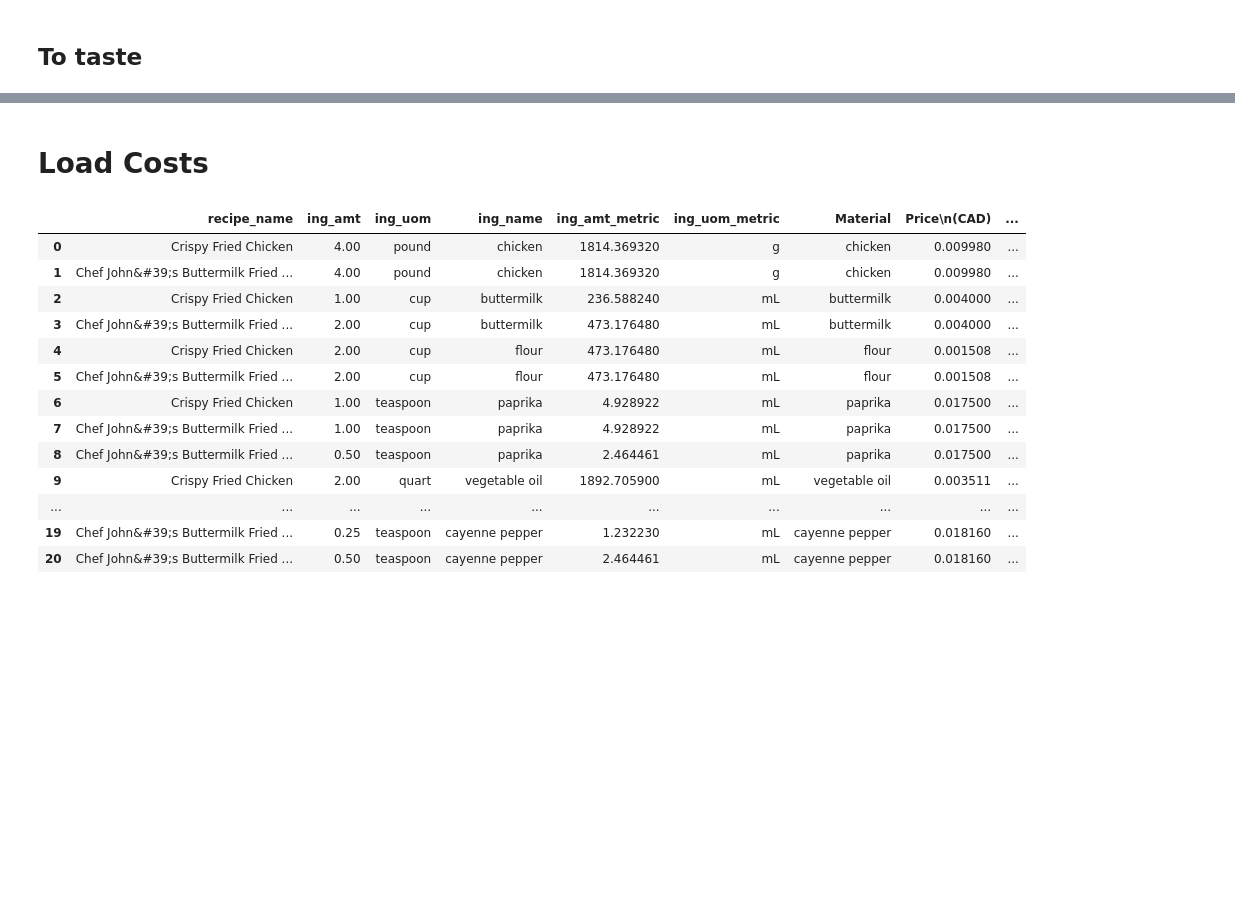
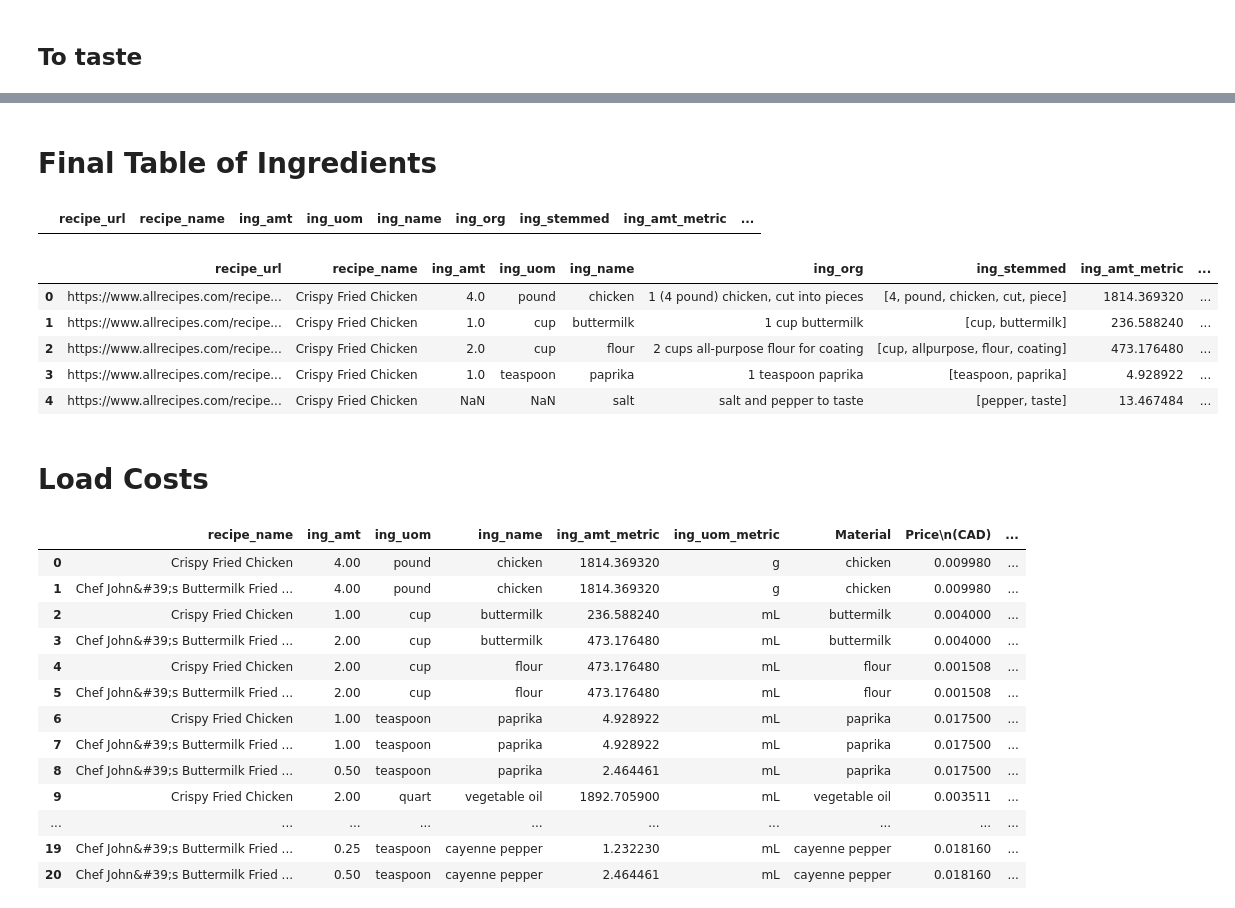
Before and after one commit to andrewyewcy/recipe_classifier, a Jupyter notebook: 30_automation/22_fried_chicken_recipes_ingredient_extraction.ipynb, the cells around one changed output, grey strips where cells are left out. Saved outputs shown, nothing was run; the diff lists cells and outputs as text; code cells hidden in the pictures; blank space fills up the shorter version.

```diff
--- a/30_automation/enrich_data_dev.ipynb
+++ b/30_automation/22_fried_chicken_recipes_ingredient_extraction.ipynb
@@ -1246,0 +1324,3 @@ sodium_per_100g_salt = 38800 #mg https://fdc.nal.usda.gov/fdc-app.html#/food-det
+# %%
+cond = ing_df["ing_name"] == "italian"
+ing_df.loc[cond]
@@ -1246,0 +1330,2 @@ sodium_per_100g_salt = 38800 #mg https://fdc.nal.usda.gov/fdc-app.html#/food-det
+# %%
+ing_df.loc[cond,"ing_name"] = "bread crumb"
@@ -1246,0 +1334,3 @@ sodium_per_100g_salt = 38800 #mg https://fdc.nal.usda.gov/fdc-app.html#/food-det
+# %%
+cond = ing_df["ing_name"] == "hot pepper"
+ing_df.loc[cond]
@@ -1246,0 +1340,18 @@ sodium_per_100g_salt = 38800 #mg https://fdc.nal.usda.gov/fdc-app.html#/food-det
+# %%
+ing_df.loc[cond,"ing_name"] = "hot sauce"
+# %% [markdown]
+# Final Table of Ingredients
+# %%
+cond = ing_df[["ing_name", "ing_amt_metric", "ing_uom_metric"]].isna().any(axis = 1)
+ing_df.loc[cond]
+# %% [output]
+|  | recipe_url | recipe_name | ing_amt | ing_uom | ing_name | ing_org | ing_stemmed | ing_amt_metric | ... |
+# %%
+ing_df.head()
+# %% [output]
+|  | recipe_url | recipe_name | ing_amt | ing_uom | ing_name | ing_org | ing_stemmed | ing_amt_metric | ... |
+| 0 | https://www.allrecipes.com/recipe... | Crispy Fried Chicken | 4.0 | pound | chicken | 1 (4 pound) chicken, cut into pieces | [4, pound, chicken, cut, piece] | 1814.369320 | ... |
+| 1 | https://www.allrecipes.com/recipe... | Crispy Fried Chicken | 1.0 | cup | buttermilk | 1 cup buttermilk | [cup, buttermilk] | 236.588240 | ... |
+| 2 | https://www.allrecipes.com/recipe... | Crispy Fried Chicken | 2.0 | cup | flour | 2 cups all-purpose flour for coating | [cup, allpurpose, flour, coating] | 473.176480 | ... |
+| 3 | https://www.allrecipes.com/recipe... | Crispy Fried Chicken | 1.0 | teaspoon | paprika | 1 teaspoon paprika | [teaspoon, paprika] | 4.928922 | ... |
+| 4 | https://www.allrecipes.com/recipe... | Crispy Fried Chicken | NaN | NaN | salt | salt and pepper to taste | [pepper, taste] | 13.467484 | ... |
```
Also changed, not shown: parts of 18 cells of this notebook, 6 other files.
